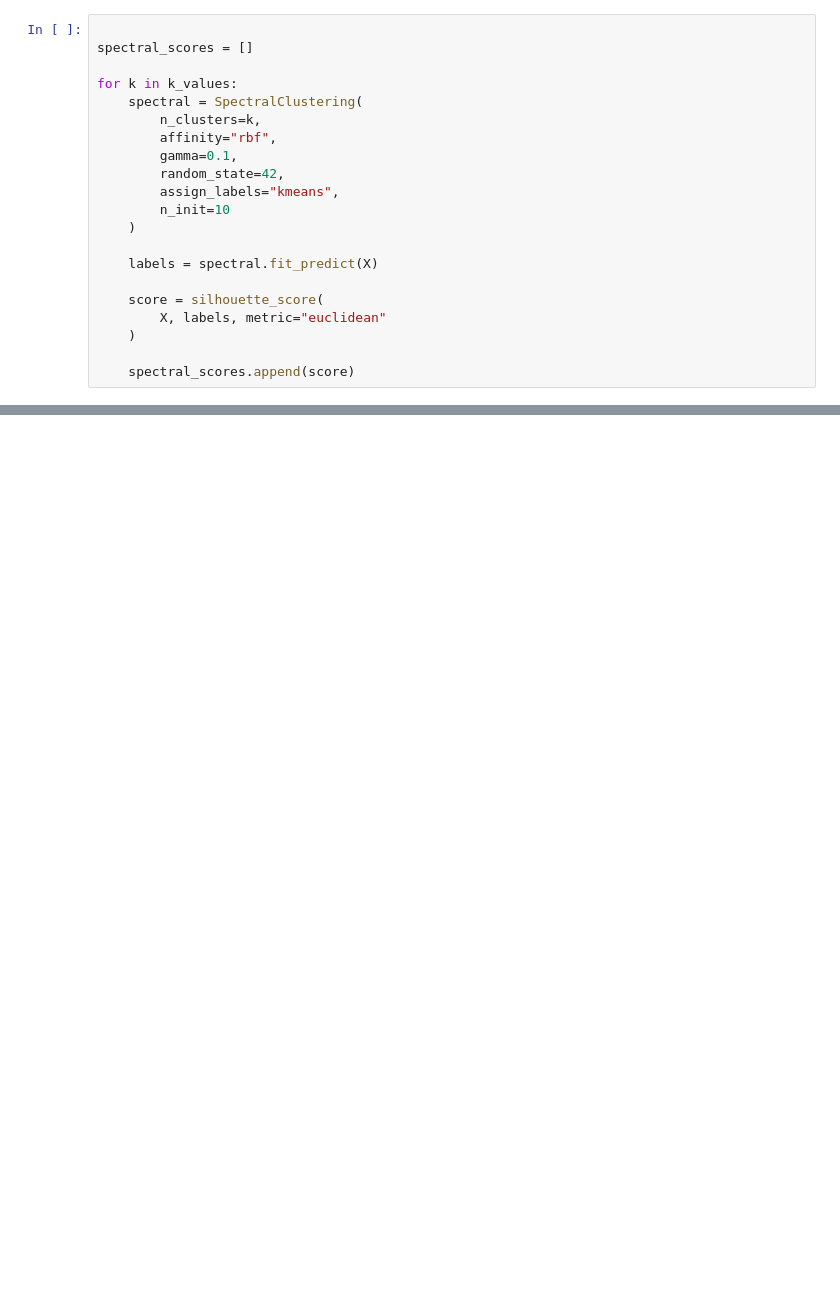
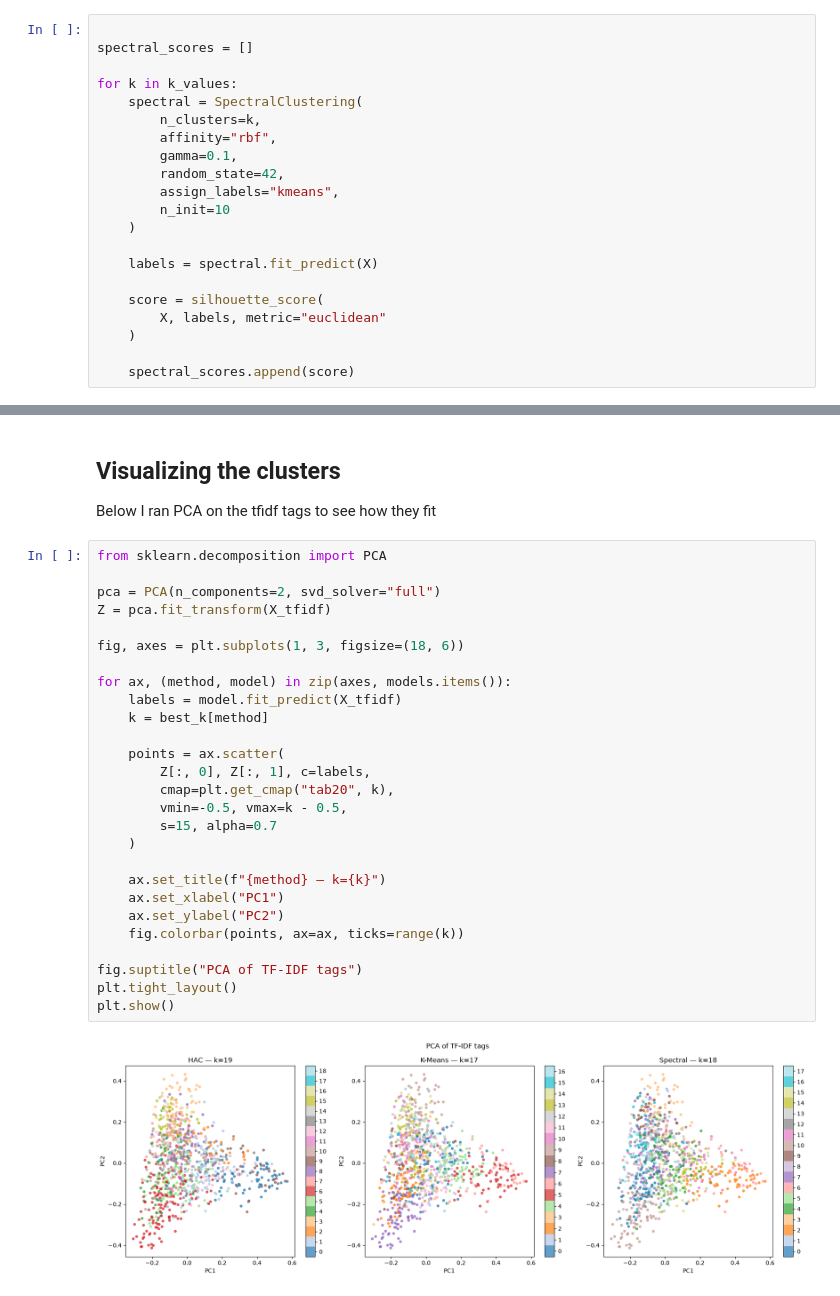
Before and after one commit to SimonVo05/Steam-Game-Data-Mining, a Jupyter notebook: main.ipynb, the cells around one changed output, grey strips where cells are left out. Cells and saved outputs as stored; diff of their text form; blank space fills up the shorter version.

```diff
--- a/main.ipynb
+++ b/main.ipynb
@@ -282,0 +377,32 @@ Median hours/$: 0.65
+# %% [markdown]
+## Visualizing the clusters
+Below I ran PCA on the tfidf tags to see how they fit
+# %%
+from sklearn.decomposition import PCA
+
+pca = PCA(n_components=2, svd_solver="full")
+Z = pca.fit_transform(X_tfidf)
+
+fig, axes = plt.subplots(1, 3, figsize=(18, 6))
+
+for ax, (method, model) in zip(axes, models.items()):
+    labels = model.fit_predict(X_tfidf)
+    k = best_k[method]
+
+    points = ax.scatter(
+        Z[:, 0], Z[:, 1], c=labels,
+        cmap=plt.get_cmap("tab20", k),
+        vmin=-0.5, vmax=k - 0.5,
+        s=15, alpha=0.7
+    )
+
+    ax.set_title(f"{method} — k={k}")
+    ax.set_xlabel("PC1")
+    ax.set_ylabel("PC2")
+    fig.colorbar(points, ax=ax, ticks=range(k))
+
+fig.suptitle("PCA of TF-IDF tags")
+plt.tight_layout()
+plt.show()
+# %% [output]
+[figure, added]
```
Also changed, not shown: parts of 12 cells of this notebook.
